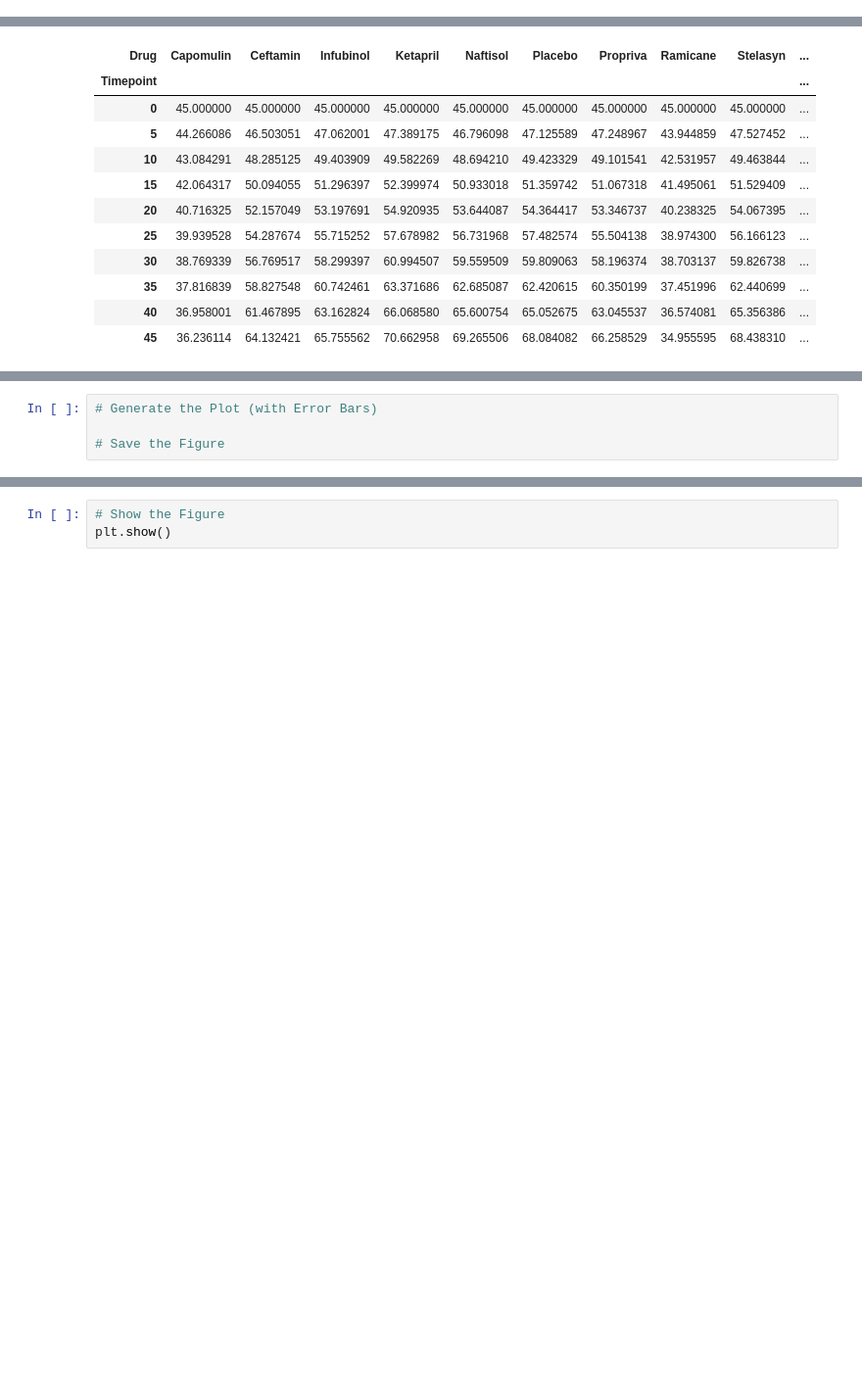
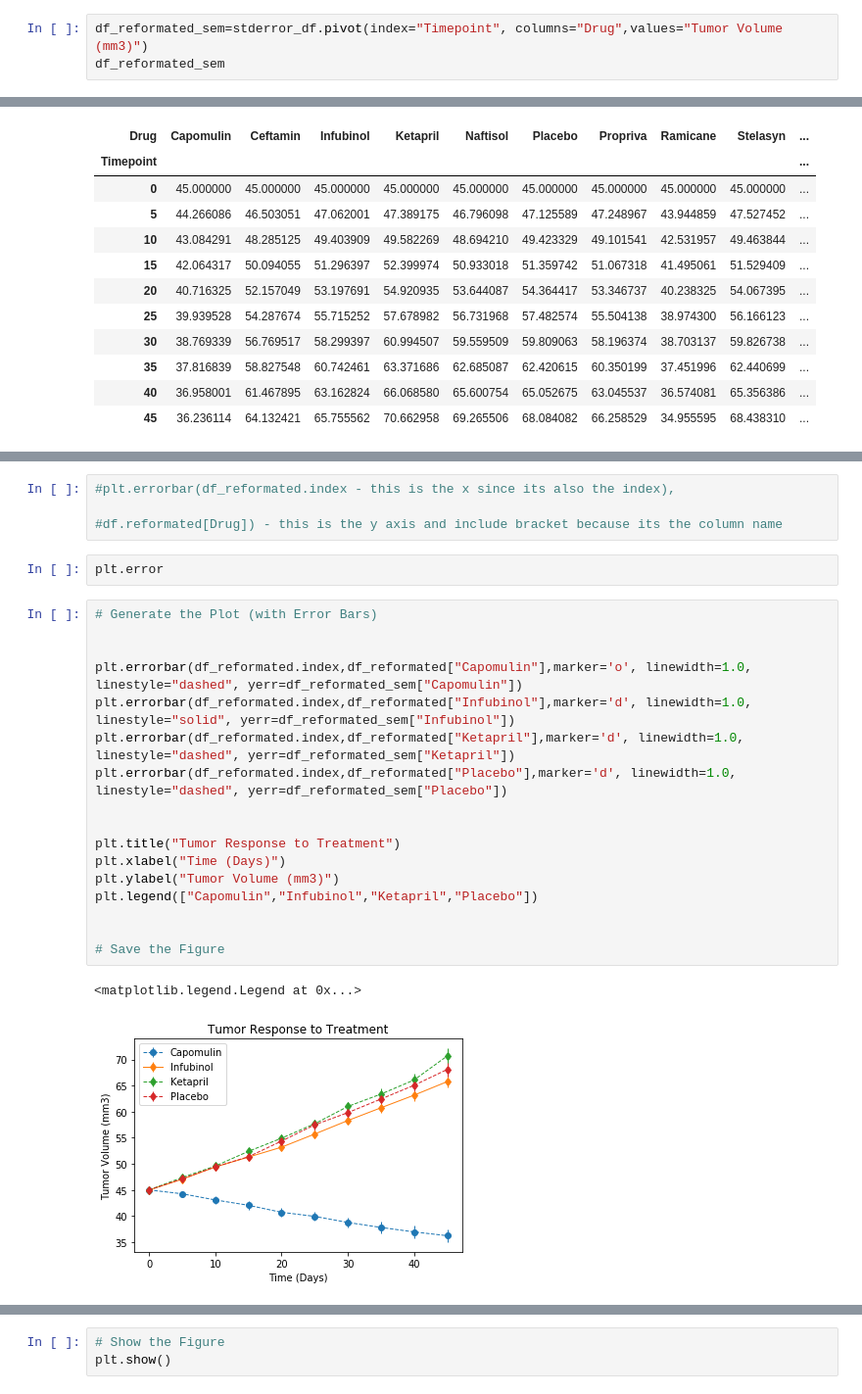
Before and after one commit to skhan4321/matplotlib-challenge, a Jupyter notebook: Pymaceuticals/pymaceuticals_starter-Copy1.ipynb, the cells around one changed output, grey strips where cells are left out. Shown at 98% size. Drawn from its saved outputs; the diff is of its cells as text; blank space fills up the shorter version.

Commit message:
add graphs

```diff
--- a/Pymaceuticals/pymaceuticals_starter-Copy1.ipynb
+++ b/Pymaceuticals/pymaceuticals_starter-Copy1.ipynb
@@ -83,3 +71,6 @@ stderror_df.head()
 | 2 | Capomulin | 10 | 0.702684 |
 | 3 | Capomulin | 15 | 0.838617 |
 | 4 | Capomulin | 20 | 0.909731 |
+# %%
+df_reformated_sem=stderror_df.pivot(index="Timepoint", columns="Drug",values="Tumor Volume (mm3)")
+df_reformated_sem
@@ -114,4 +109,26 @@ df_reformated
-# %%
-# Generate the Plot (with Error Bars)
-
-# Save the Figure
+# %%
+#plt.errorbar(df_reformated.index - this is the x since its also the index),
+
+#df.reformated[Drug]) - this is the y axis and include bracket because its the column name
+# %%
+plt.error
+# %%
+# Generate the Plot (with Error Bars)
+
+
+plt.errorbar(df_reformated.index,df_reformated["Capomulin"],marker='o', linewidth=1.0, linestyle="dashed", yerr=df_reformated_sem["Capomulin"])
+plt.errorbar(df_reformated.index,df_reformated["Infubinol"],marker='d', linewidth=1.0, linestyle="solid", yerr=df_reformated_sem["Infubinol"])
+plt.errorbar(df_reformated.index,df_reformated["Ketapril"],marker='d', linewidth=1.0, linestyle="dashed", yerr=df_reformated_sem["Ketapril"])
+plt.errorbar(df_reformated.index,df_reformated["Placebo"],marker='d', linewidth=1.0, linestyle="dashed", yerr=df_reformated_sem["Placebo"])
+
+
+plt.title("Tumor Response to Treatment")
+plt.xlabel("Time (Days)")
+plt.ylabel("Tumor Volume (mm3)")
+plt.legend(["Capomulin","Infubinol","Ketapril","Placebo"])
+
+
+# Save the Figure
+# %% [output]
+<matplotlib.legend.Legend at 0x...>
+[figure, added]
```
Also changed, not shown: parts of 9 cells of this notebook, 1 other file.
